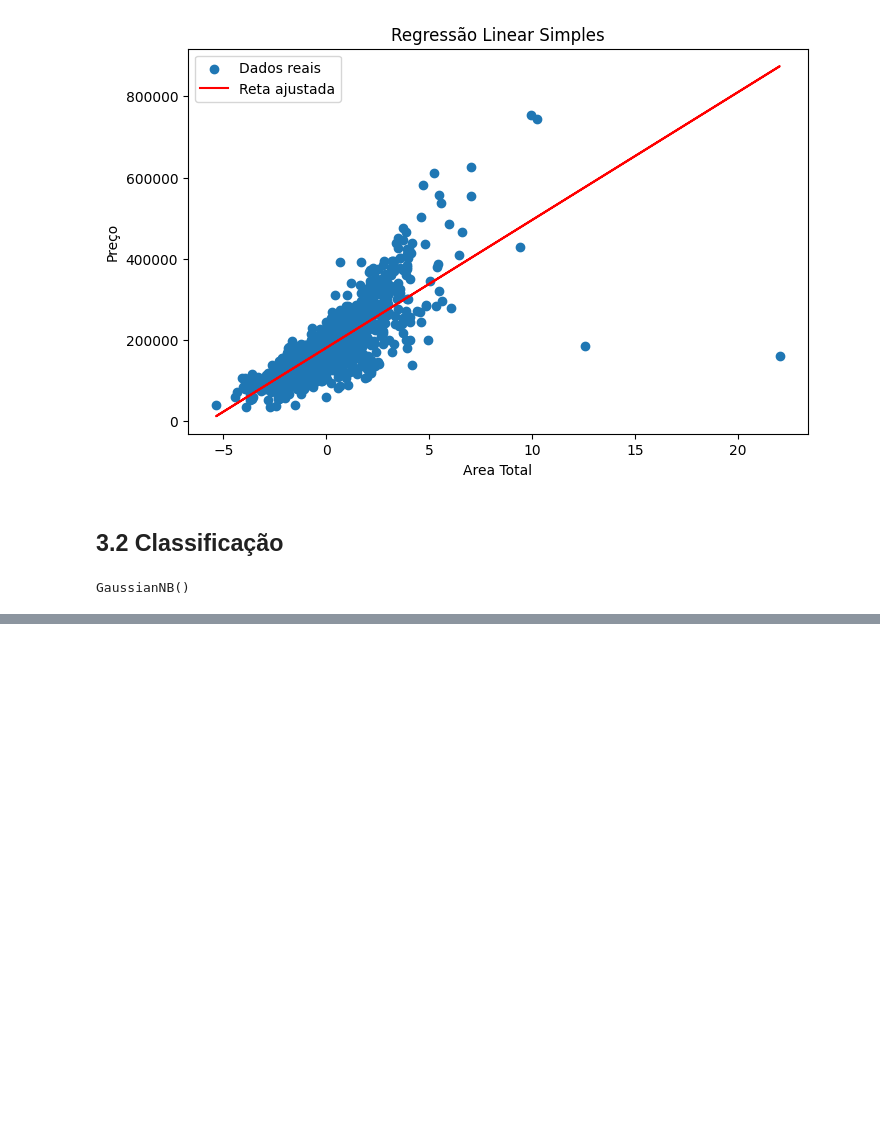
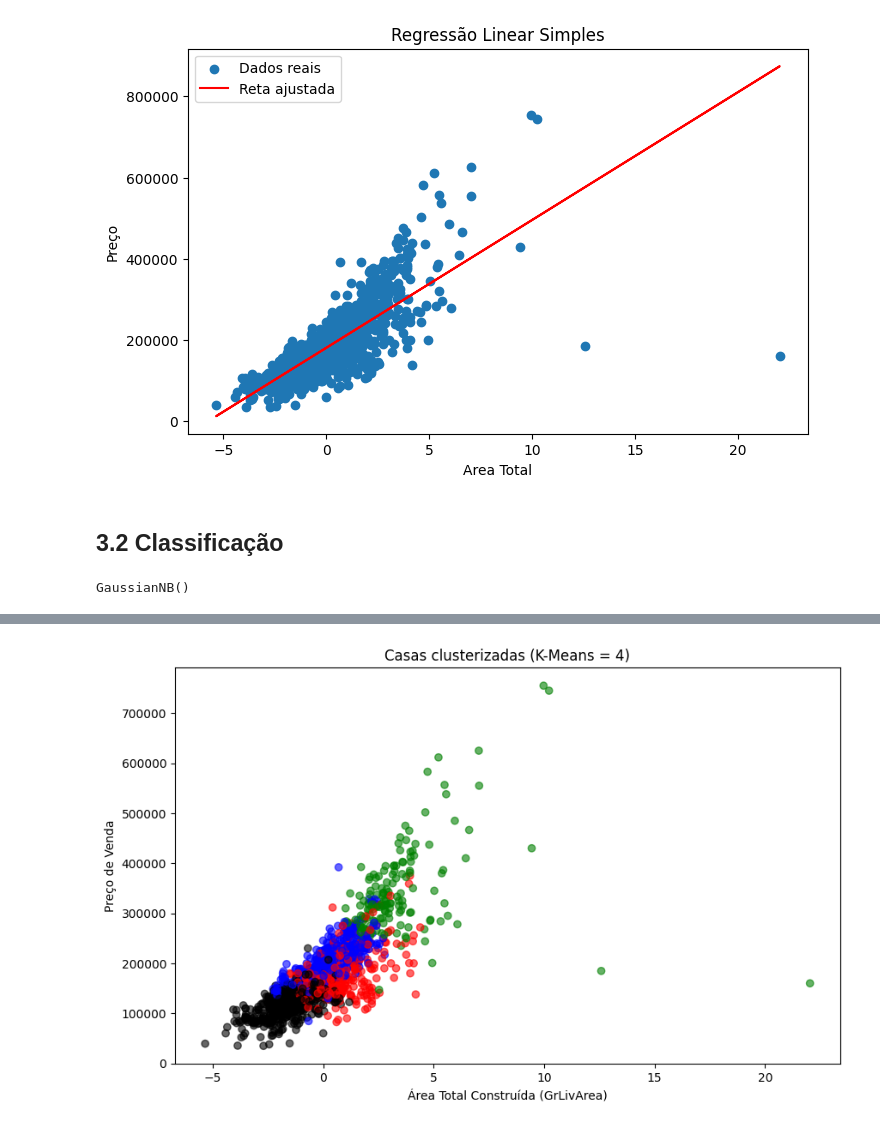
Before and after one commit to Mauro-devs/DataAnalysis, a Jupyter notebook: notebook.ipynb, the cells around one changed output, grey strips where cells are left out. Saved outputs shown, nothing was run; the diff lists cells and outputs as text; code cells hidden in the pictures; blank space fills up the shorter version.

```diff
--- a/notebook.ipynb
+++ b/notebook.ipynb
@@ -444,0 +454,27 @@ display((resultado * 100).round(2).astype(str) + "%")
+# %%
+X = train_df.drop(['Preco_Venda'], axis=1)
+
+X = X.fillna(0)
+
+
+kmeans = KMeans(n_clusters=4, random_state=42)
+
+kmeans.fit(X)
+
+train_df['cluster'] = kmeans.predict(X)
+# %%
+eixo_x = train_df['Area_Total_Construida']
+eixo_y = train_df['Preco_Venda']
+
+colors = {0: 'red', 1: 'blue', 2: 'green', 3: 'black'}
+
+train_df['color'] = train_df['cluster'].map(colors)
+
+plt.figure(figsize=(10, 6))
+plt.scatter(eixo_x, eixo_y, color=train_df['color'], alpha=0.6)
+plt.title('Casas clusterizadas (K-Means = 4)')
+plt.xlabel('Área Total Construída (GrLivArea)')
+plt.ylabel('Preço de Venda')
+plt.show()
+# %% [output]
+[figure, added]
```
Also changed, not shown: parts of 10 cells of this notebook, 1 other file.
